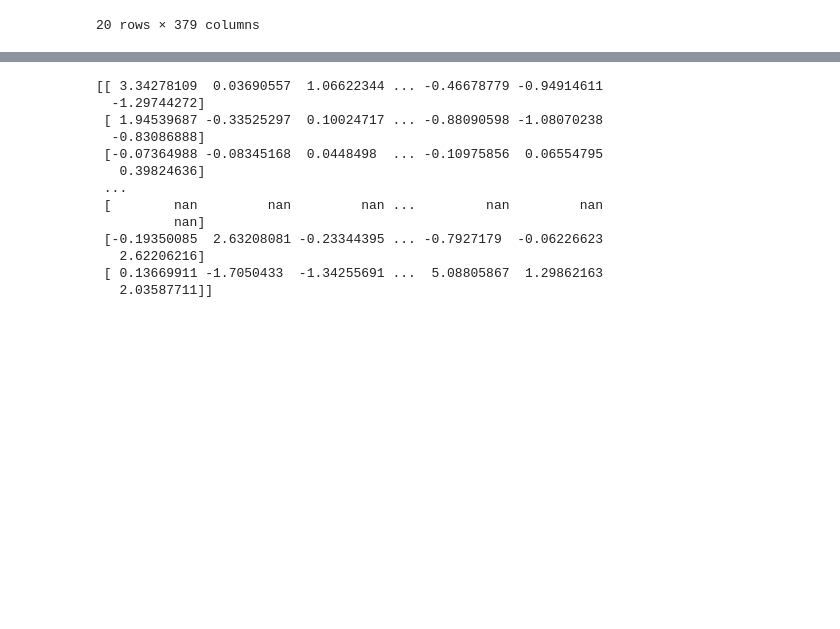
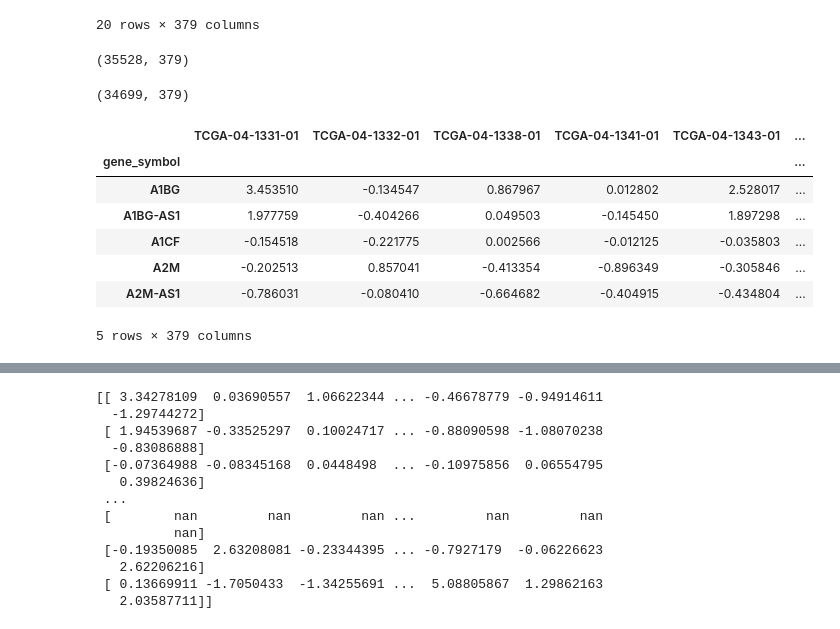
Before and after one commit to hfreid17/ovarian-cancer, a Jupyter notebook: ovariancanceranalysis.ipynb, the cells around one changed output, grey strips where cells are left out. Drawn from its saved outputs; the diff is of its cells as text; code cells hidden in the pictures; blank space fills up the shorter version.

```diff
--- a/ovariancanceranalysis.ipynb
+++ b/ovariancanceranalysis.ipynb
@@ -3,7 +3,7 @@ import pandas as pd
 import numpy as np
 # %%
 # reading in TCGA ovarian cancer expression file, normalized version
-df = pd.read_excel("/Users/maayanlab/Documents/Ovarian Cancer Project/TCGA-OV/TCGA-OV-fpkm-uq.xlsx").set_index('gene_symbol')
+df = pd.read_table("/Users/maayanlab/Documents/Ovarian Cancer Project/TCGA-OV-fpkm-uq.txt").set_index('gene_symbol')
 # df.set_index(df.loc[:, 'gene_symbol']) # is default first column name A or is it gene_symbol
 df.head(20)
 # %% [output]
@@ -34,3 +34,24 @@ means.append(df.mean(axis=1))
 standdevs.append(df.std(axis=1))
 # %%
 import scipy.stats as ss
+# %%
+df_zscore2 = df.T.apply(ss.zscore, axis=0).T.dropna().apply(ss.zscore, axis=0)
+# %%
+df.shape
+# %% [output]
+(35528, 379)
+# %%
+df_zscore2.shape
+# %% [output]
+(34699, 379)
+# %%
+df_zscore2.head()
+# %% [output]
+|  | TCGA-04-1331-01 | TCGA-04-1332-01 | TCGA-04-1338-01 | TCGA-04-1341-01 | TCGA-04-1343-01 | ... |
+| gene_symbol |  |  |  |  |  | ... |
+| A1BG | 3.453510 | -0.134547 | 0.867967 | 0.012802 | 2.528017 | ... |
+| A1BG-AS1 | 1.977759 | -0.404266 | 0.049503 | -0.145450 | 1.897298 | ... |
+| A1CF | -0.154518 | -0.221775 | 0.002566 | -0.012125 | -0.035803 | ... |
+| A2M | -0.202513 | 0.857041 | -0.413354 | -0.896349 | -0.305846 | ... |
+| A2M-AS1 | -0.786031 | -0.080410 | -0.664682 | -0.404915 | -0.434804 | ... |
+5 rows × 379 columns
```
Also changed, not shown: parts of 6 cells of this notebook.
